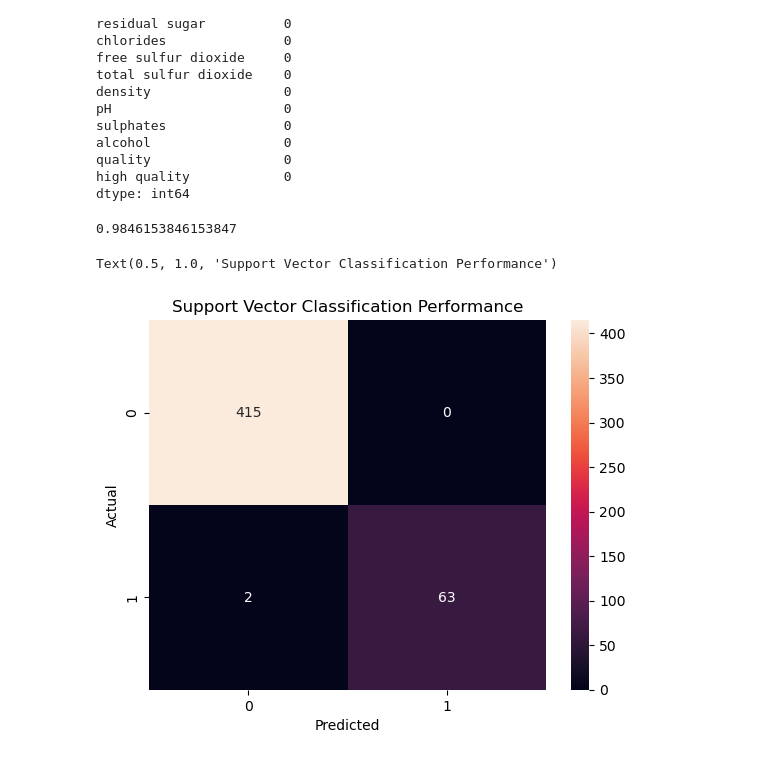
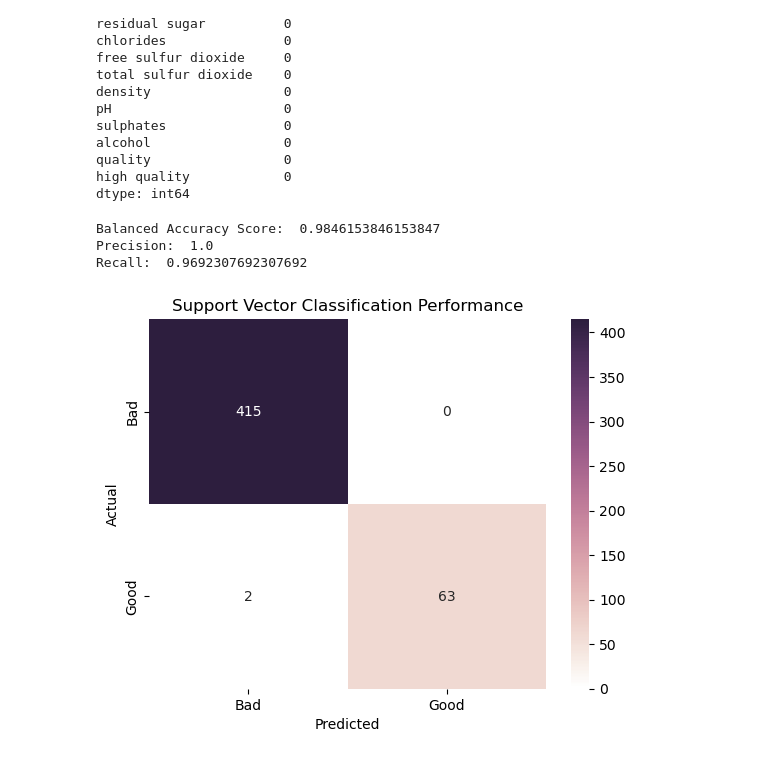
Before and after one commit to nmdollhopf/team1_wine_project, a Jupyter notebook: wineSVM.ipynb, the cells around one changed output. Drawn from its saved outputs; the diff is of its cells as text; code cells hidden in the pictures.

```diff
--- a/wineSVM.ipynb
+++ b/wineSVM.ipynb
@@ -124,19 +120,26 @@ X_teSc = scaler.fit_transform(X_test)
 model = SVC()
 model.fit(X_trSc, y_train)
 y_pred = model.predict(X_teSc)
-balanced_accuracy_score(y_test, y_pred)
+print('Balanced Accuracy Score: ',balanced_accuracy_score(y_test, y_pred,),
+'\nPrecision: ', precision_score(y_test, y_pred),
+'\nRecall: ', recall_score(y_test, y_pred))
 # %% [output]
-0.9846153846153847
+Balanced Accuracy Score:  0.9846153846153847
+Precision:  1.0
+Recall:  0.9692307692307692
 # %%
 ax = plt.subplot( )
 sns.heatmap(confusion_matrix(y_test, y_pred),
 annot = True,
 fmt = 'g',
-ax=ax)
+ax=ax,
+cmap = sns.cubehelix_palette(light=1, as_cmap=True))
+
 
 ax.set_xlabel('Predicted')
 ax.set_ylabel('Actual')
 ax.set_title('Support Vector Classification Performance')
+ax.xaxis.set_ticklabels(['Bad', 'Good'])
+ax.yaxis.set_ticklabels(['Bad', 'Good']);
 # %% [output]
-Text(0.5, 1.0, 'Support Vector Classification Performance')
-[figure, old version]
+[figure, new version]
```
Also changed, not shown: parts of 1 cell of this notebook.
